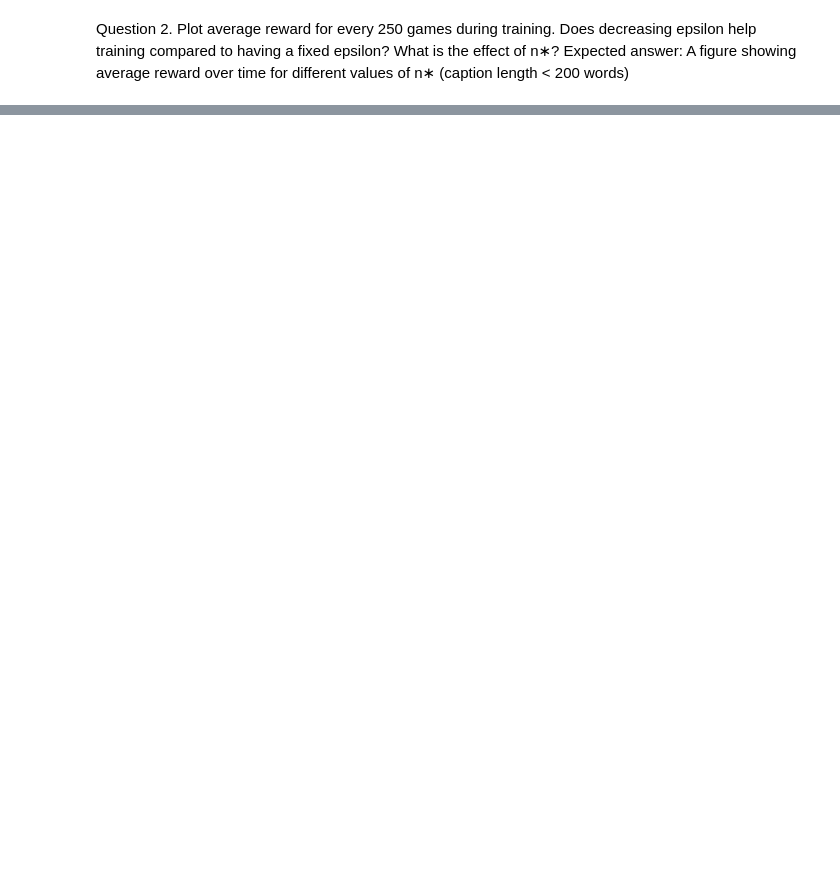
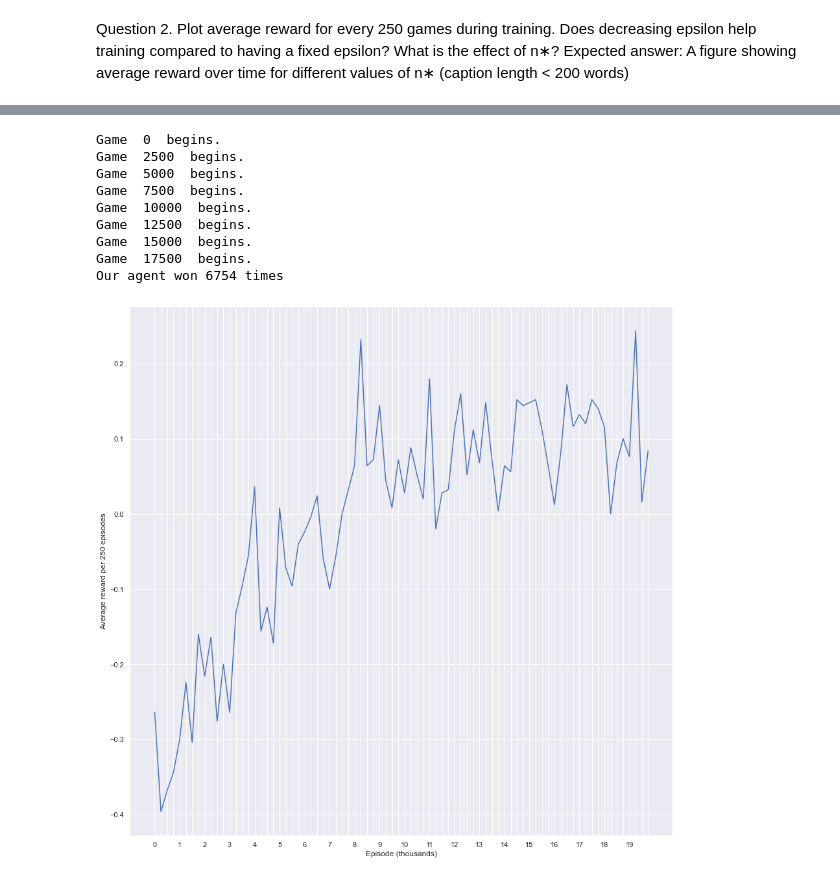
Before and after one commit to jirkalhotka/RL_TicTacToe, a Jupyter notebook: tic_tac_toe_w_res.ipynb, the cells around one changed output, grey strips where cells are left out. Saved outputs shown, nothing was run; the diff lists cells and outputs as text; code cells hidden in the pictures; blank space fills up the shorter version.

```diff
--- a/tic_tac_toe_w_res.ipynb
+++ b/tic_tac_toe_w_res.ipynb
@@ -355,0 +400,36 @@ Game  19000  begins.
+# %%
+import matplotlib.pyplot as plt
+
+max_games = 20000
+q_learnt_player = QLearntPlayer(env, epsilon=0.2)
+avgs = []
+rewards = []
+total_wins = 0
+
+for game_epoch in range(max_games//250):
+    if game_epoch % 10 == 0:
+        print('Game ', game_epoch*250, ' begins.')
+    run_rewards = run_n_games(max_games_number=250, our_player=q_learnt_player, opponent_epsilon=0.5, \
+            our_player_new_game_epsilon=lambda game_number_n: 0.2, update_q_values=True)
+    rewards+=run_rewards
+    avgs.append(np.average(run_rewards))
+    total_wins += sum(1 if rew ==1 else 0 for rew in run_rewards)
+
+print('Our agent won {} times'.format(total_wins))
+plt.figure(figsize=(15,15))
+ax = plt.plot(avgs)
+plt.xticks(ticks=range(len(avgs)), labels=[str(x*250 // 1000) if x*250 % 1000 == 0 else '' for x in range(len(avgs))])
+plt.ylabel('Average reward per 250 episodes')
+plt.xlabel('Episode (thousands)')
+plt.show()
+# %% [output]
+Game  0  begins.
+Game  2500  begins.
+Game  5000  begins.
+Game  7500  begins.
+Game  10000  begins.
+Game  12500  begins.
+Game  15000  begins.
+Game  17500  begins.
+Our agent won 6754 times
+[figure, added]
```
Also changed, not shown: parts of 10 cells of this notebook, 1 other file.
